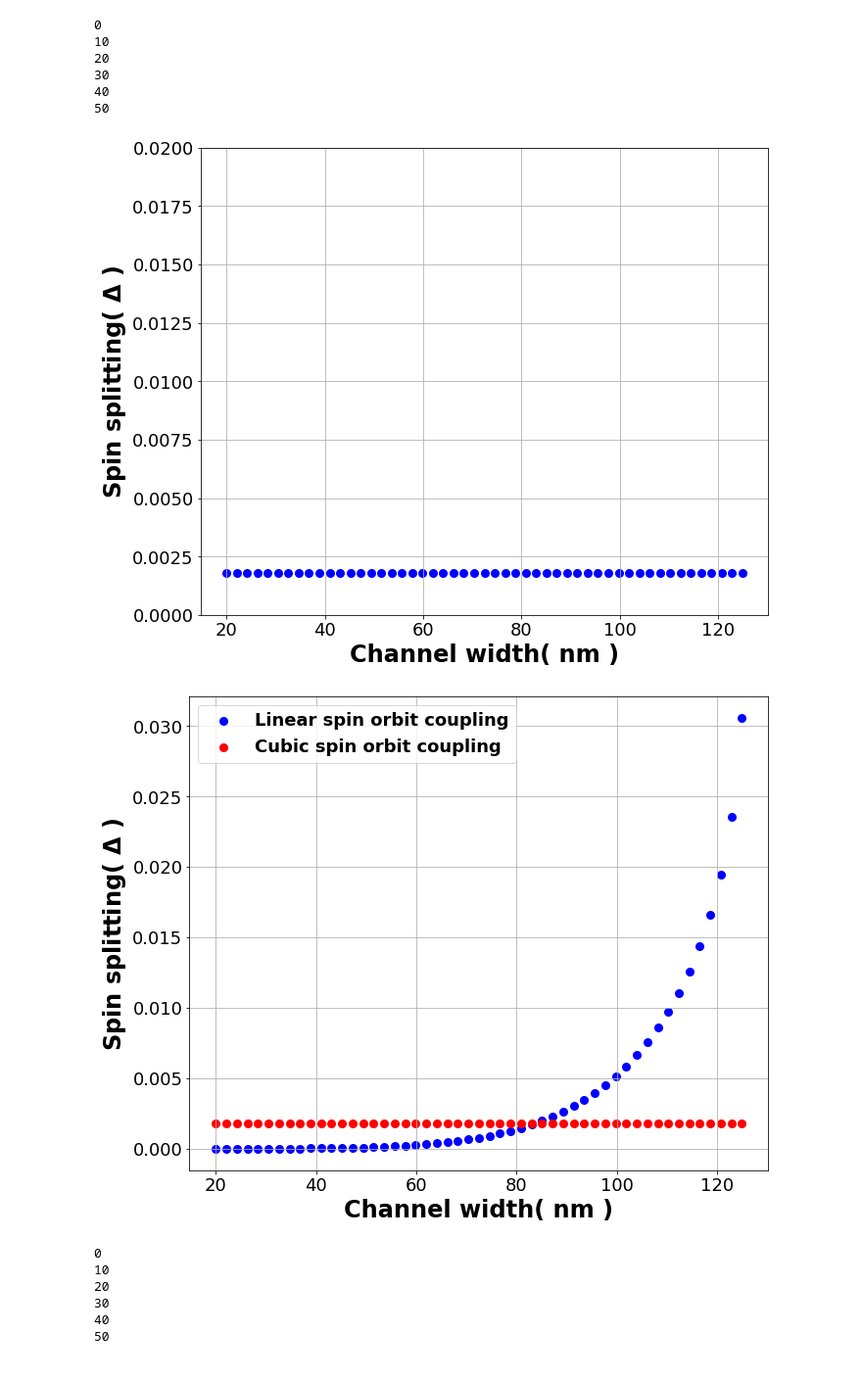
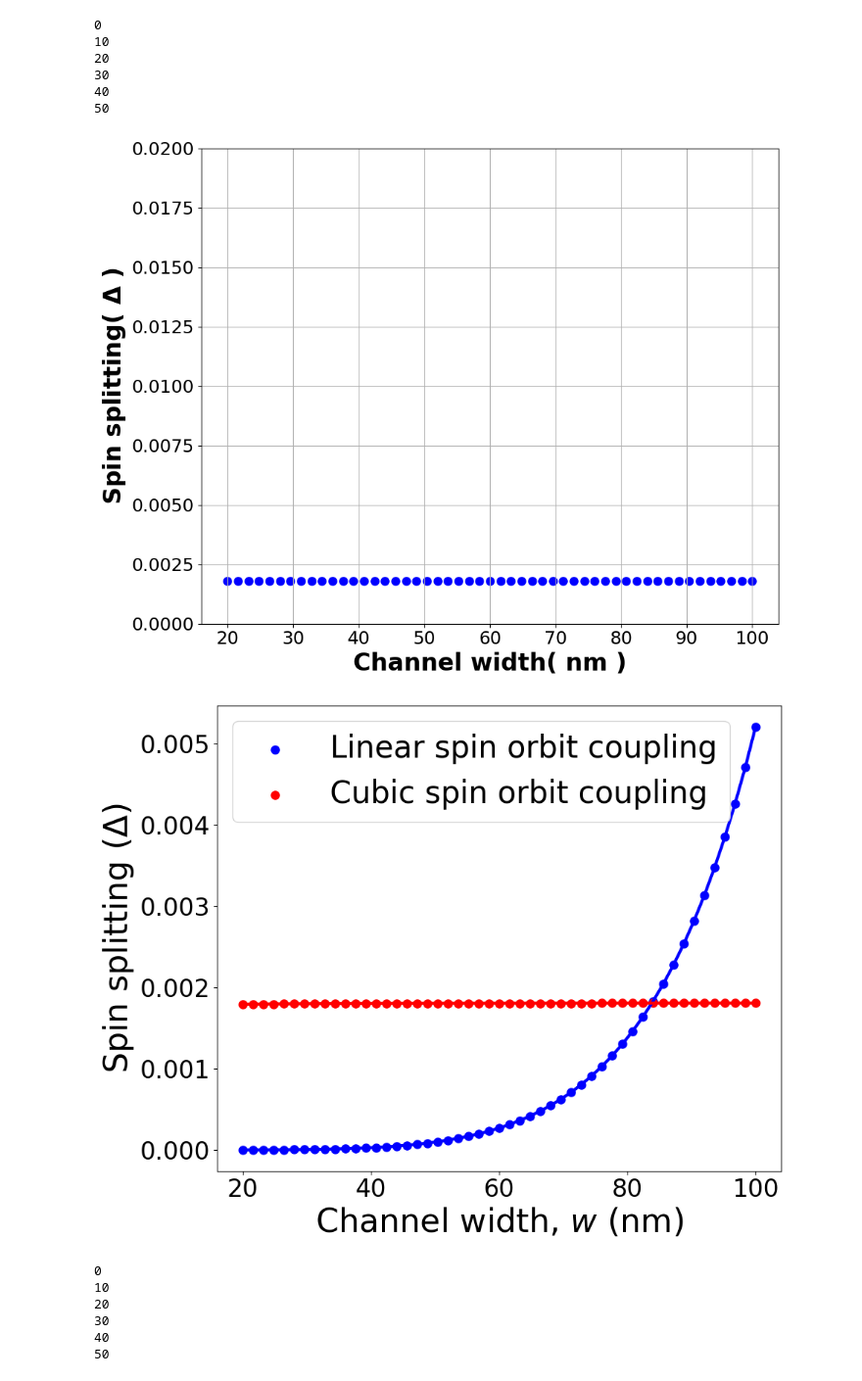
Before and after one commit to deeproots08/Spin_Splitting_Ge_ABS, a Jupyter notebook: Figure_Codes/variation_with_width_csoc_lsoc.ipynb, the cells around one changed output. Shown at 98% size. Saved outputs shown, nothing was run; the diff lists cells and outputs as text; code cells hidden in the pictures.

Commit message:
changed Ly range, and plot formatting

```diff
--- a/Figure_Codes/variation_with_width_csoc_lsoc.ipynb
+++ b/Figure_Codes/variation_with_width_csoc_lsoc.ipynb
@@ -47,7 +47,7 @@ PHI = 0.5*np.pi
 
 ALPHAT = 20  #meV-nm # 20 for LSOC is within perturbative regime for widths atleast up to 100 nm
 
-LY = np.linspace(20, 125, 51)
+LY = np.linspace(20, 100, 51)
 OMEGA = 2*4*hbm/LY**2/MEFF_SC
 
 MU_SM = 0.8 + OMEGA/2        ## As per Andreev Aprroximation chemical pot >> superconducting gap
@@ -128,7 +128,7 @@ PHI = 0.5*np.pi
 
 ALPHAT = 400  #meV-nm # 20 is within perturbative regime for widths atleast up to 100 nm
 
-LY = np.linspace(20, 125, 51)
+LY = np.linspace(20, 100, 51)
 OMEGA = 2*4*hbm/LY**2/MEFF_SC
 
 MU_SM = 0.8 + OMEGA/2        ## As per Andreev Aprroximation chemical pot >> superconducting gap
@@ -187,37 +187,43 @@ plt.tight_layout()
 
 plt.show()
 # %% [output]
-[figure, old version]
+[figure, new version]
 # %%
-plt.rc('font', size=18)
+plt.rc('font', size=24)
 
 f = plt.figure(figsize=(10, 8))
 
 Ep_Split_cu = Ep_cu[:,K//2+1] - Ep_cu[:,K//2]
 
 ax = plt.axis()
 
 plt.scatter(LY, Ep_Split_li/DELTA, lw=3 ,linestyle ='-' , color='blue')
 plt.scatter(LY, Ep_Split_cu/DELTA, lw=3 ,linestyle ='-' , color='red')
 
-plt.xlabel(r'Channel width( nm )', fontsize=24, weight='bold')
-plt.ylabel(r'Spin splitting( $\mathbf{\Delta}$ )', fontsize=24, weight='bold')
+
+plt.plot(LY, Ep_Split_li/DELTA, lw=3 ,linestyle ='-' , color='blue')
+plt.plot(LY, Ep_Split_cu/DELTA, lw=3 ,linestyle ='-' , color='red')
+
+plt.xlabel(r'Channel width, $w$ (nm)', fontsize=32)
+plt.ylabel(r'Spin splitting ($\Delta$)', fontsize=32)
 
 
 # setting label for y tick
 #ax.set_yticklabels([r'$-\Delta$','','','', r'$\Delta$'], fontsize=24)
 
 #plt.ylim(ymin=0)
 
-plt.legend(['Linear spin orbit coupling', 'Cubic spin orbit coupling'], prop={'weight': 'bold'})
+#plt.legend(['Linear spin orbit coupling', 'Cubic spin orbit coupling'], prop={'weight': 'bold'})
 
-plt.grid(True)
+plt.legend(['Linear spin orbit coupling', 'Cubic spin orbit coupling'], fontsize=30)
+
+#plt.grid(True)
 
 plt.tight_layout()
 
 plt.show()
 # %% [output]
-[figure, old version]
+[figure, new version]
 # %%
 ### Plotting spin splitting while varying width ###
 
```
Also changed, not shown: parts of 2 cells of this notebook.
